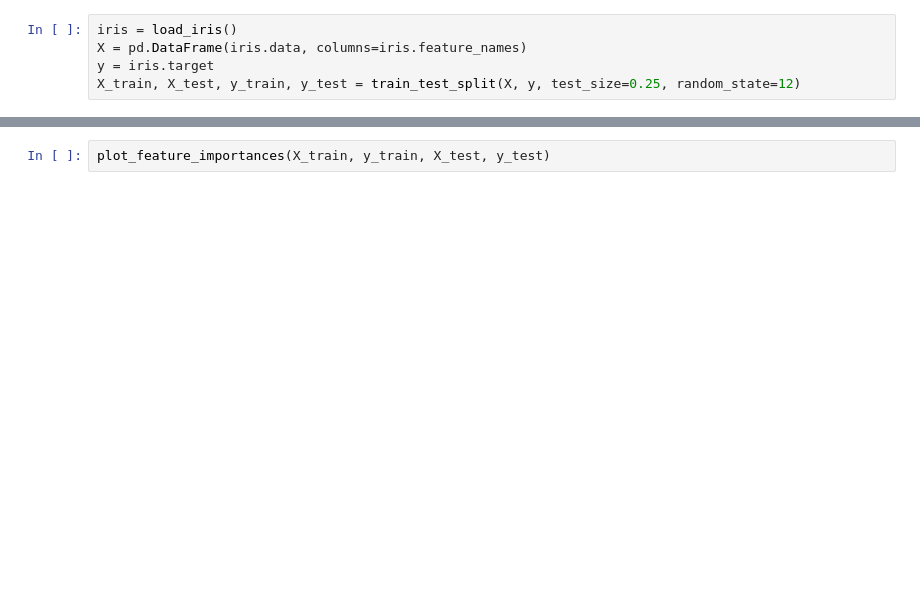
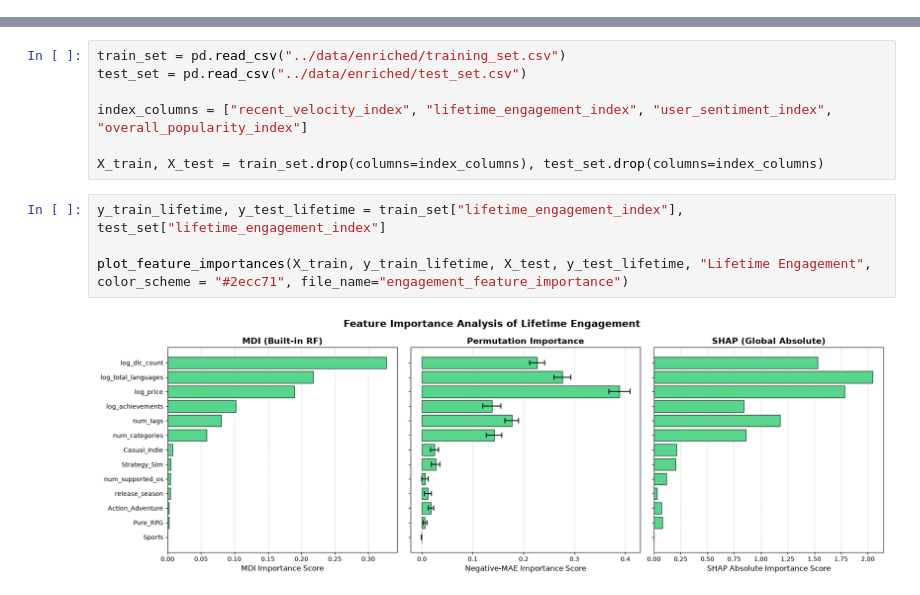
Before and after one commit to JoshuaSimmons0425/DATA301-Individual-Project, a Jupyter notebook: analysis/04_importance_analysis.ipynb, the cells around one changed output, grey strips where cells are left out. Drawn from its saved outputs; the diff is of its cells as text; blank space fills up the shorter version.

Commit message:
Overall workflow complete after some tidying up

```diff
--- a/analysis/04_importance_analysis.ipynb
+++ b/analysis/04_importance_analysis.ipynb
@@ -7,9 +8,4 @@ from sklearn.ensemble import RandomForestRegressor
 from sklearn.inspection import permutation_importance
 import shap
 from matplotlib import pyplot as plt
-# %%
-iris = load_iris()
-X = pd.DataFrame(iris.data, columns=iris.feature_names)
-y = iris.target
-X_train, X_test, y_train, y_test = train_test_split(X, y, test_size=0.25, random_state=12)
 # %%
@@ -59,5 +101,16 @@ def plot_feature_importances(X_train, y_train, X_test, y_test, color_scheme = "g
 
     plt.tight_layout()
     plt.show()
-# %%
-plot_feature_importances(X_train, y_train, X_test, y_test)
+# %%
+train_set = pd.read_csv("../data/enriched/training_set.csv")
+test_set = pd.read_csv("../data/enriched/test_set.csv")
+
+index_columns = ["recent_velocity_index", "lifetime_engagement_index", "user_sentiment_index", "overall_popularity_index"]
+
+X_train, X_test = train_set.drop(columns=index_columns), test_set.drop(columns=index_columns)
+# %%
+y_train_lifetime, y_test_lifetime = train_set["lifetime_engagement_index"], test_set["lifetime_engagement_index"]
+
+plot_feature_importances(X_train, y_train_lifetime, X_test, y_test_lifetime, "Lifetime Engagement", color_scheme = "#2ecc71", file_name="engagement_feature_importance")
+# %% [output]
+[figure, added]
```
Also changed, not shown: parts of 4 cells of this notebook, 14 other files.
